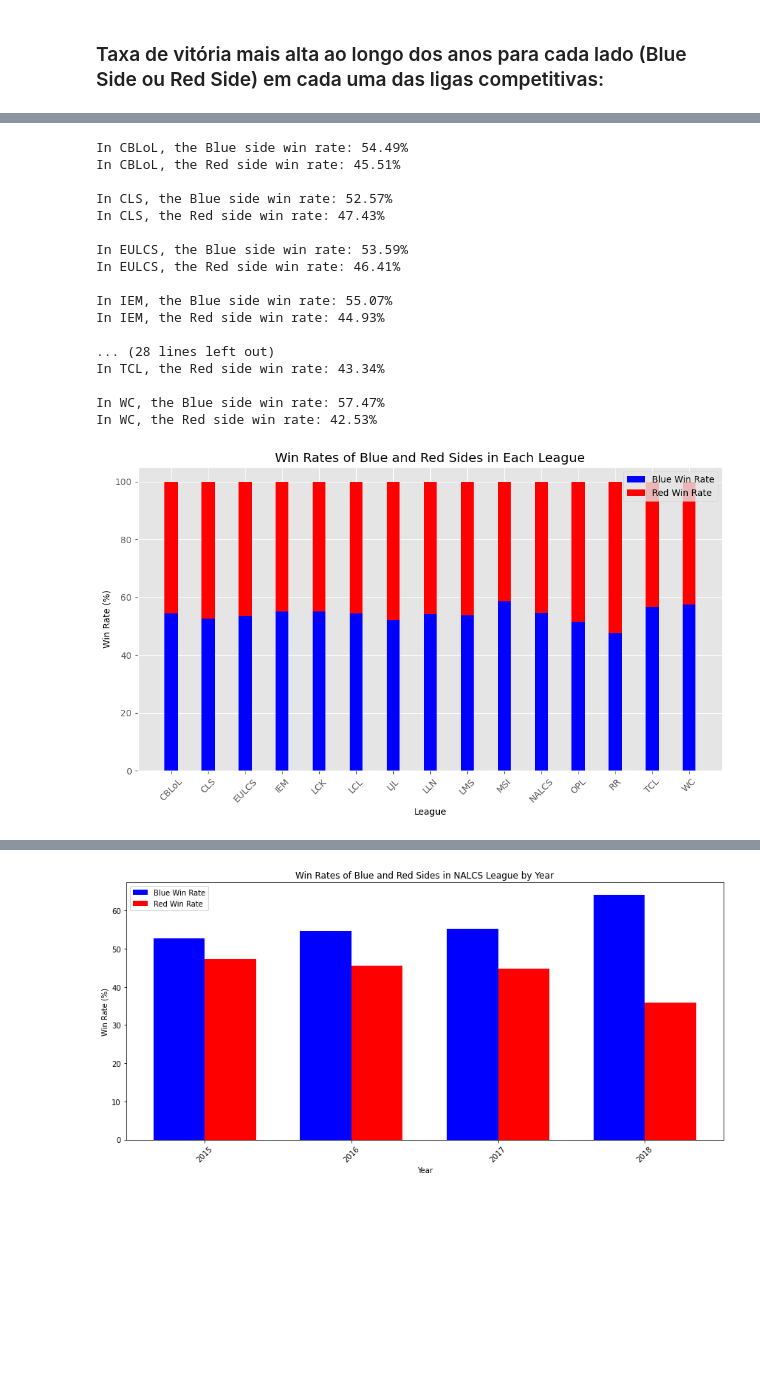
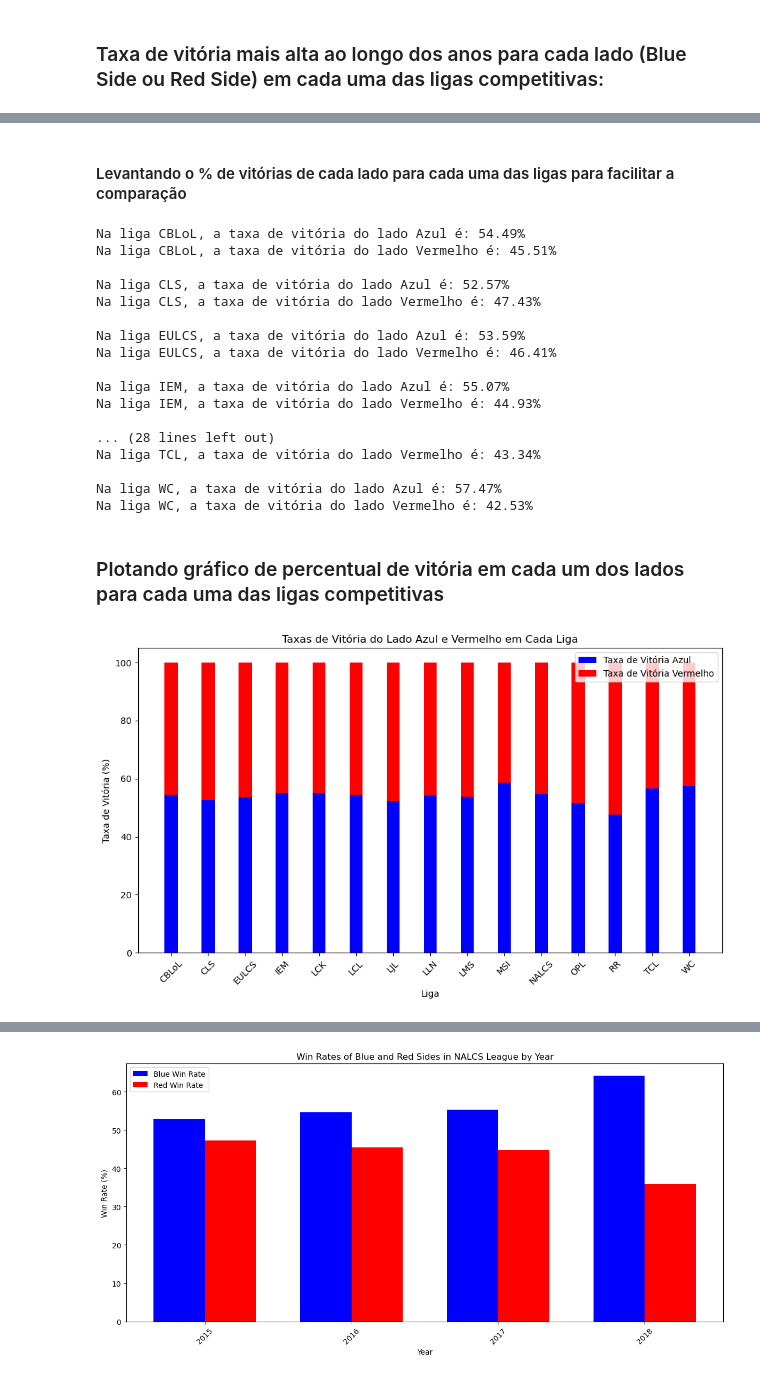
Before and after one commit to luccasilva/icd-lol, a Jupyter notebook: TP.ipynb, the cells around one changed output, grey strips where cells are left out. Drawn from its saved outputs; the diff is of its cells as text; code cells hidden in the pictures; blank space fills up the shorter version.

```diff
--- a/TP.ipynb
+++ b/TP.ipynb
@@ -332,23 +328,24 @@ Lado com mais vitórias ao longo dos anos: Azul
 # %% [markdown]
 ### Taxa de vitória mais alta ao longo dos anos para cada lado (Blue Side ou Red Side) em cada uma das ligas competitivas:
 # %%
-# Group the data by league
+# Dados por liga
 grouped_data = lol_data.groupby('League')
 
-# Iterate over each league
+# Iteração sobre cada liga e seu respectivo grupo de dados
 for league, group in grouped_data:
-    # Calculate the win rate for each side (Red and Blue)
+
+    # Cálculo da taxa de vitória do lado Azul para a liga atual
     blue_win_rate = (group['bResult'].sum() / len(group)) * 100
+
+    # Cálculo da taxa de vitória do lado Vermelho para a liga atual
     red_win_rate = (group['rResult'].sum() / len(group)) * 100
 
-    # Determine the side with the highest win rate
     if blue_win_rate > red_win_rate:
-        winning_side = 'Blue'
+        winning_side = 'Azul'
         win_rate = blue_win_rate
     else:
-        winning_side = 'Red'
+        winning_side = 'Vermelho'
         win_rate = red_win_rate
 
-    # Print the result for the current league
-    print(f"In {league}, the {winning_side} side has the highest win rate: {win_rate}% \n")
+    print(f"Na liga {league}, o lado com a maior taxa de vitória é o {winning_side}: {win_rate}% \n")
 # %% [output]
@@ -372,67 +369,72 @@ In WC, the Blue side has the highest win rate: 57.467532467532465%
+# %% [markdown]
+#### Levantando o % de vitórias de cada lado para cada uma das ligas para facilitar a comparação
 # %%
-# Group the data by league
+# Dados por liga
 grouped_data = lol_data.groupby('League')
 
-# Iterate over each league
+# Levantando o percentual em cada uma das ligas para comparação
 for league, group in grouped_data:
-    # Calculate the win rate for each side (Red and Blue)
     blue_win_rate = (group['bResult'].sum() / len(group)) * 100
     red_win_rate = (group['rResult'].sum() / len(group)) * 100
 
-    # Print the result for the current league
-    print(f"In {league}, the Blue side win rate: {blue_win_rate:.2f}%")
-    print(f"In {league}, the Red side win rate: {red_win_rate:.2f}%")
+    print(f"Na liga {league}, a taxa de vitória do lado Azul é: {blue_win_rate:.2f}%")
+    print(f"Na liga {league}, a taxa de vitória do lado Vermelho é: {red_win_rate:.2f}%")
     print()
 # %% [output]
-In CBLoL, the Blue side win rate: 54.49%
-In CBLoL, the Red side win rate: 45.51%
+Na liga CBLoL, a taxa de vitória do lado Azul é: 54.49%
+Na liga CBLoL, a taxa de vitória do lado Vermelho é: 45.51%
 
-In CLS, the Blue side win rate: 52.57%
-In CLS, the Red side win rate: 47.43%
+Na liga CLS, a taxa de vitória do lado Azul é: 52.57%
+Na liga CLS, a taxa de vitória do lado Vermelho é: 47.43%
 
-In EULCS, the Blue side win rate: 53.59%
-In EULCS, the Red side win rate: 46.41%
+Na liga EULCS, a taxa de vitória do lado Azul é: 53.59%
+Na liga EULCS, a taxa de vitória do lado Vermelho é: 46.41%
 
-In IEM, the Blue side win rate: 55.07%
-In IEM, the Red side win rate: 44.93%
+Na liga IEM, a taxa de vitória do lado Azul é: 55.07%
+Na liga IEM, a taxa de vitória do lado Vermelho é: 44.93%
 
 ... (28 lines left out)
-In TCL, the Red side win rate: 43.34%
+Na liga TCL, a taxa de vitória do lado Vermelho é: 43.34%
 
-In WC, the Blue side win rate: 57.47%
-In WC, the Red side win rate: 42.53%
+Na liga WC, a taxa de vitória do lado Azul é: 57.47%
+Na liga WC, a taxa de vitória do lado Vermelho é: 42.53%
+# %% [markdown]
+### Plotando gráfico de percentual de vitória em cada um dos lados para cada uma das ligas competitivas
 # %%
-# Group the data by league
+# Dados por liga (League)
 grouped_data = lol_data.groupby('League')
 
-# Initialize lists to store win rates and league names
+# Armazenar as taxas de vitória do lado Azul e Vermelho e as respectivas ligas
 blue_win_rates = []
 red_win_rates = []
 leagues = []
 
-# Iterate over each league
 for league, group in grouped_data:
-    # Calculate the win rate for each side (Red and Blue)
     blue_win_rate = (group['bResult'].sum() / len(group)) * 100
     red_win_rate = (group['rResult'].sum() / len(group)) * 100
 
-    # Store the win rates and league names
+    # Armazenando as taxas de vitória e liga atual nas respectivas listas
     blue_win_rates.append(blue_win_rate)
     red_win_rates.append(red_win_rate)
     leagues.append(league)
 
-# Plotting the bar chart
 plt.figure(figsize=(10, 6))
+
+# Configuração dos eixos e barras do gráfico
 x = range(len(leagues))
 width = 0.35
-plt.bar(x, blue_win_rates, width, label='Blue Win Rate', color='blue')
-plt.bar(x, red_win_rates, width, label='Red Win Rate', color='red', bottom=blue_win_rates)
+plt.bar(x, blue_win_rates, width, label='Taxa de Vitória Azul', color='blue')
+plt.bar(x, red_win_rates, width, label='Taxa de Vitória Vermelho', color='red', bottom=blue_win_rates)
 plt.xticks(x, leagues, rotation=45)
-plt.xlabel('League')
-plt.ylabel('Win Rate (%)')
-plt.title('Win Rates of Blue and Red Sides in Each League')
+plt.xlabel('Liga')
+plt.ylabel('Taxa de Vitória (%)')
+plt.title('Taxas de Vitória do Lado Azul e Vermelho em Cada Liga')
+
+# Adição da legenda e ajuste de layout
 plt.legend()
 plt.tight_layout()
+
+# Exibição do gráfico
 plt.show()
 # %% [output]
-[figure, old version]
+[figure, new version]
```
Also changed, not shown: parts of 31 cells of this notebook.
